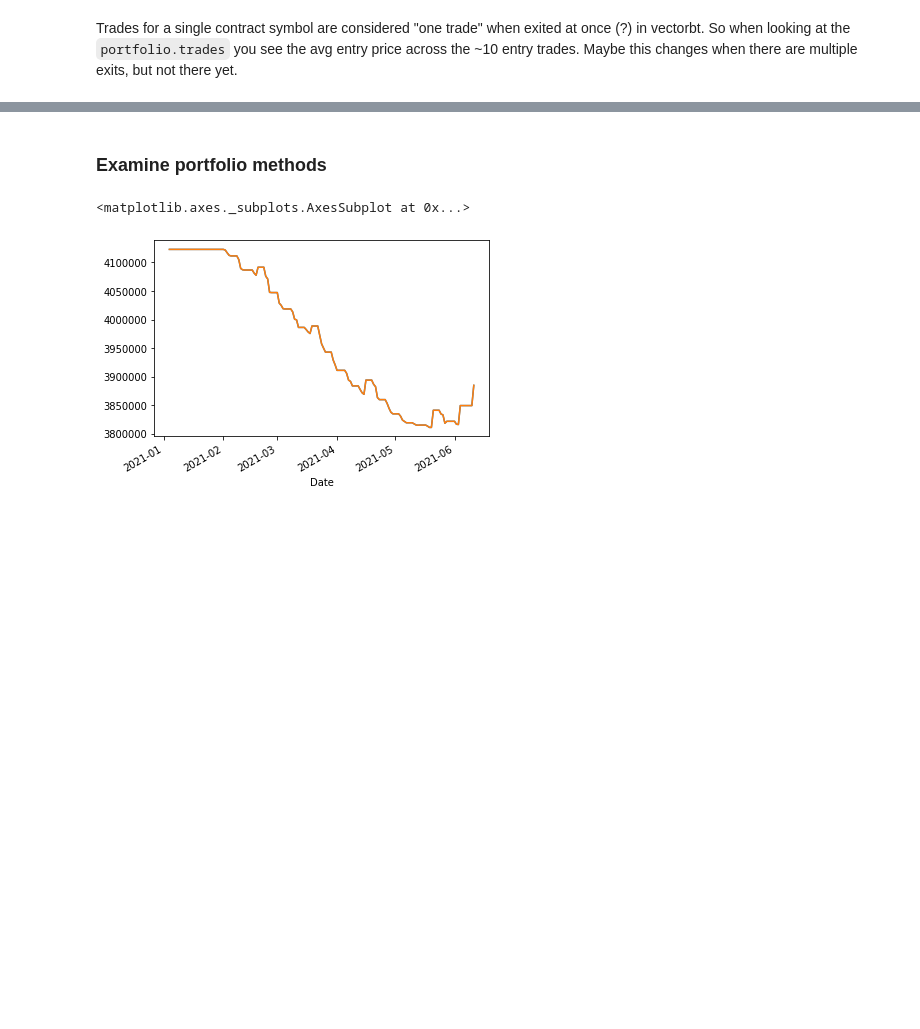
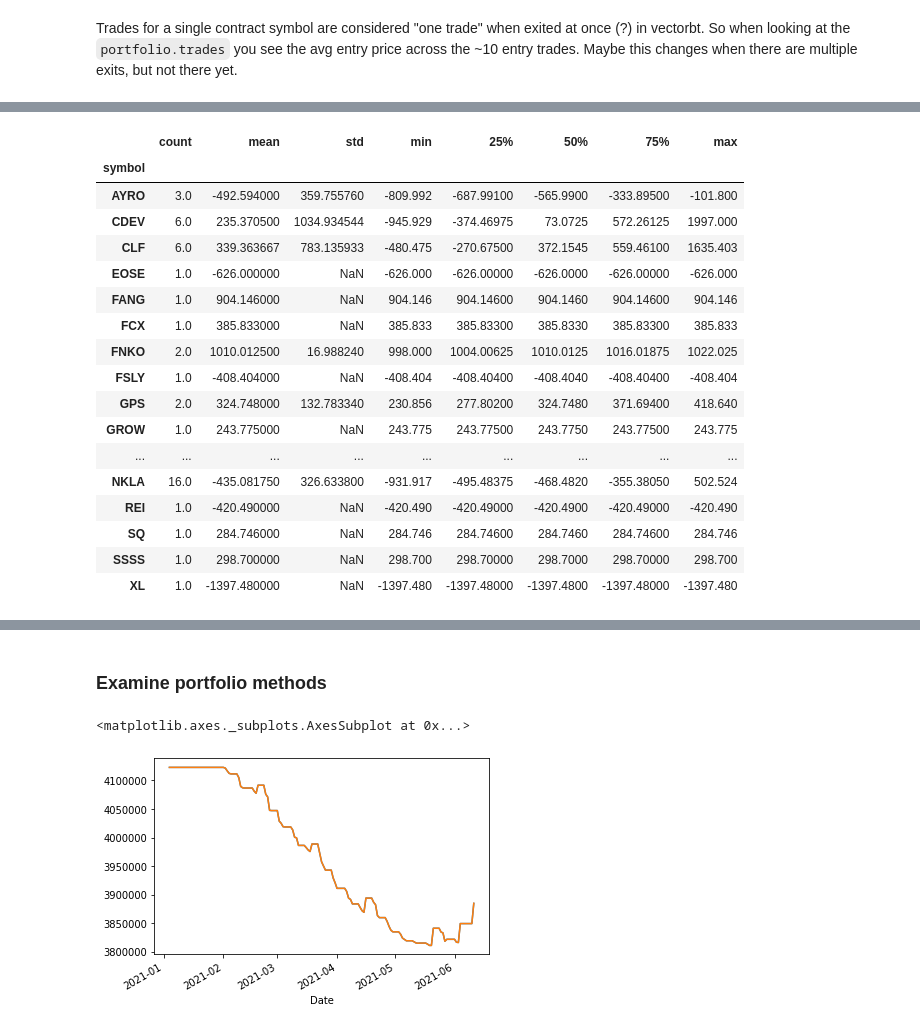
Before and after one commit to xbno/vectorbt, a Jupyter notebook: examples/multi.ipynb, the cells around one changed output, grey strips where cells are left out. Cells and saved outputs as stored; diff of their text form; code cells hidden in the pictures; blank space fills up the shorter version.

```diff
--- a/examples/multi.ipynb
+++ b/examples/multi.ipynb
@@ -769,5 +933,28 @@ entry_exit_size_df[contracts[cidx][:4]][contracts[cidx][-1]].vbt.plot().show()
 # thing = ('expiration','Call','AMC','2021-03-05','AMC210305C00007000')
 # portfolio[thing].total_return() == portfolio['expiration']['Call']['AMC']['2021-03-05']['AMC210305C00007000'].total_return()
 # portfolio.trades[thing].plot_pnl()
+# %%
+total_profit_df = portfolio[contracts].total_profit().reset_index()
+total_profit_df.groupby(['symbol'])['total_profit'].describe()
+# .sort_values(by=['total_profit'],ascending=False)
+# %% [output]
+|  | count | mean | std | min | 25% | 50% | 75% | max |
+| symbol |  |  |  |  |  |  |  |  |
+| AYRO | 3.0 | -492.594000 | 359.755760 | -809.992 | -687.99100 | -565.9900 | -333.89500 | -101.800 |
+| CDEV | 6.0 | 235.370500 | 1034.934544 | -945.929 | -374.46975 | 73.0725 | 572.26125 | 1997.000 |
+| CLF | 6.0 | 339.363667 | 783.135933 | -480.475 | -270.67500 | 372.1545 | 559.46100 | 1635.403 |
+| EOSE | 1.0 | -626.000000 | NaN | -626.000 | -626.00000 | -626.0000 | -626.00000 | -626.000 |
+| FANG | 1.0 | 904.146000 | NaN | 904.146 | 904.14600 | 904.1460 | 904.14600 | 904.146 |
+| FCX | 1.0 | 385.833000 | NaN | 385.833 | 385.83300 | 385.8330 | 385.83300 | 385.833 |
+| FNKO | 2.0 | 1010.012500 | 16.988240 | 998.000 | 1004.00625 | 1010.0125 | 1016.01875 | 1022.025 |
+| FSLY | 1.0 | -408.404000 | NaN | -408.404 | -408.40400 | -408.4040 | -408.40400 | -408.404 |
+| GPS | 2.0 | 324.748000 | 132.783340 | 230.856 | 277.80200 | 324.7480 | 371.69400 | 418.640 |
+| GROW | 1.0 | 243.775000 | NaN | 243.775 | 243.77500 | 243.7750 | 243.77500 | 243.775 |
+| ... | ... | ... | ... | ... | ... | ... | ... | ... |
+| NKLA | 16.0 | -435.081750 | 326.633800 | -931.917 | -495.48375 | -468.4820 | -355.38050 | 502.524 |
+| REI | 1.0 | -420.490000 | NaN | -420.490 | -420.49000 | -420.4900 | -420.49000 | -420.490 |
+| SQ | 1.0 | 284.746000 | NaN | 284.746 | 284.74600 | 284.7460 | 284.74600 | 284.746 |
+| SSSS | 1.0 | 298.700000 | NaN | 298.700 | 298.70000 | 298.7000 | 298.70000 | 298.700 |
+| XL | 1.0 | -1397.480000 | NaN | -1397.480 | -1397.48000 | -1397.4800 | -1397.48000 | -1397.480 |
 # %%
 win_rate_df = portfolio.trades.win_rate().dropna().reset_index()
```
Also changed, not shown: parts of 63 cells of this notebook.
